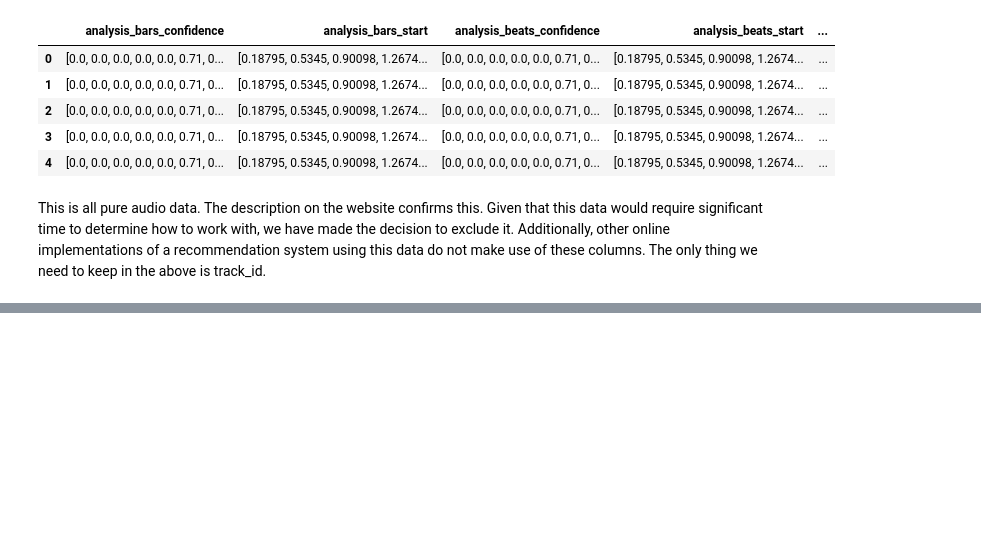
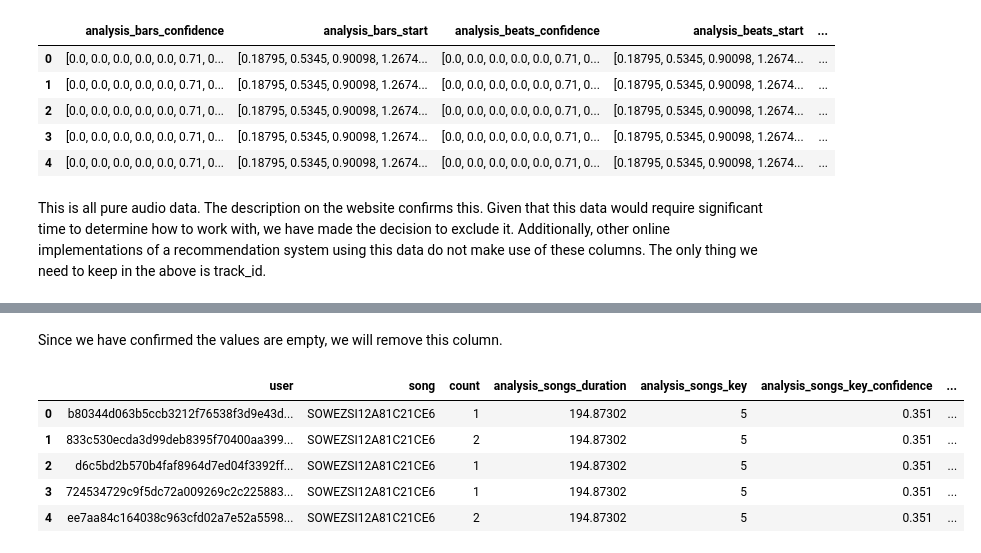
Before and after one commit to skhatri-28/Song-Recommendation-System-Project, a Jupyter notebook: notebooks/preprocessing.ipynb, the cells around one changed output, grey strips where cells are left out. Cells and saved outputs as stored; diff of their text form; code cells hidden in the pictures; blank space fills up the shorter version.

```diff
--- a/notebooks/preprocessing.ipynb
+++ b/notebooks/preprocessing.ipynb
@@ -359,4 +360,15 @@ The decision was also made to remove other columns containing numeric data in ar
+# %% [markdown]
+Since we have confirmed the values are empty, we will remove this column.
 # %%
 ## Remove columns with arrays data that were noted above
+master_data_df.drop(['metadata_artist_terms_freq', 'metadata_artist_terms_weight', 'metadata_similar_artists', 'musicbrainz_artist_mbtags_count', 'metadata_songs_analyzer_version', 'metadata_songs_genre'], axis=1, inplace=True)
+master_data_df.head()
+# %% [output]
+|  | user | song | count | analysis_songs_duration | analysis_songs_key | analysis_songs_key_confidence | ... |
+| 0 | b80344d063b5ccb3212f76538f3d9e43d... | SOWEZSI12A81C21CE6 | 1 | 194.87302 | 5 | 0.351 | ... |
+| 1 | 833c530ecda3d99deb8395f70400aa399... | SOWEZSI12A81C21CE6 | 2 | 194.87302 | 5 | 0.351 | ... |
+| 2 | d6c5bd2b570b4faf8964d7ed04f3392ff... | SOWEZSI12A81C21CE6 | 1 | 194.87302 | 5 | 0.351 | ... |
+| 3 | 724534729c9f5dc72a009269c2c225883... | SOWEZSI12A81C21CE6 | 1 | 194.87302 | 5 | 0.351 | ... |
+| 4 | ee7aa84c164038c963cfd02a7e52a5598... | SOWEZSI12A81C21CE6 | 2 | 194.87302 | 5 | 0.351 | ... |
 # %%
 ## Convert other arrays into strings separated by a pipe
```
Also changed, not shown: parts of 15 cells of this notebook.
